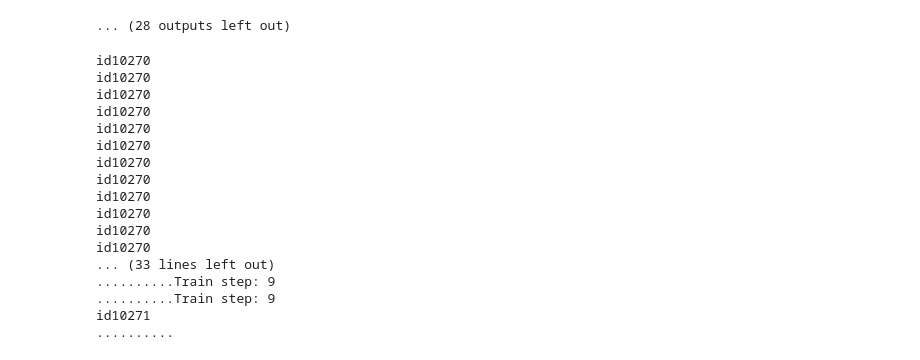
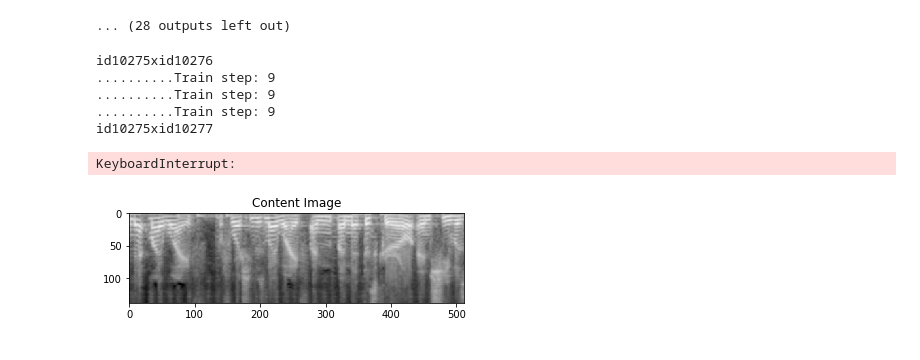
Before and after one commit to niral28/generative-vc, a Jupyter notebook: notebooks/Audio Neural Style Transfer based on VGG19-VoxCeleb1_Test_Dataset.ipynb, the cells around one changed output. Saved outputs shown, nothing was run; the diff lists cells and outputs as text; code cells hidden in the pictures.

```diff
--- a/Audio Neural Style Transfer based on VGG19-VoxCeleb1_Test_Dataset.ipynb
+++ b/notebooks/Audio Neural Style Transfer based on VGG19-VoxCeleb1_Test_Dataset.ipynb
@@ -274,7 +247,7 @@ def get_audio_data(pair):
             print(".", end='')
 #         display.clear_output(wait=True)
         spec_img = tensor_to_image(image)
-#         display.display(spec_img)
+        display.display(spec_img)
         audio_arr = tensor_to_audio(image)
         print("Train step: {}".format(m))
     filename = f'{content_image_id}x{style_image_id}_vgg19'
@@ -286,28 +259,31 @@ def get_audio_data(pair):
 # %%
 epochs = 3 # 10
 steps_per_epoch = 10 #100
+prev_pair = None
+count = 0
 
 for pair in image_combinations:
     content_image_id, style_image_id = pair.keys()
-    print(content_image_id)
-    if content_image_id == 'id10270':
+    if content_image_id in ['id10271', 'id10270', 'id10272', 'id10273','id10274']:
         continue
+    if prev_pair is None:
+        prev_pair = content_image_id
+    elif content_image_id != prev_pair :
+        prev_pair = content_image_id
+        count = 0
+    else:
+        count += 1
+    if count >= 9:
+        continue
+    print(f'{content_image_id}x{style_image_id}')
+    plt.title('Content Image')
+    plt.imshow(pair[content_image_id][0,:,:, :])
     get_audio_data(pair)
 # %% [output]
-id10270
-id10270
-id10270
-id10270
-id10270
-id10270
-id10270
-id10270
-id10270
-id10270
-id10270
-id10270
-... (33 lines left out)
+id10275xid10276
 ..........Train step: 9
 ..........Train step: 9
-id10271
-..........
+..........Train step: 9
+id10275xid10277
+KeyboardInterrupt:
+[figure, added]
```
Also changed, not shown: parts of 1 cell of this notebook, 34 other files.
